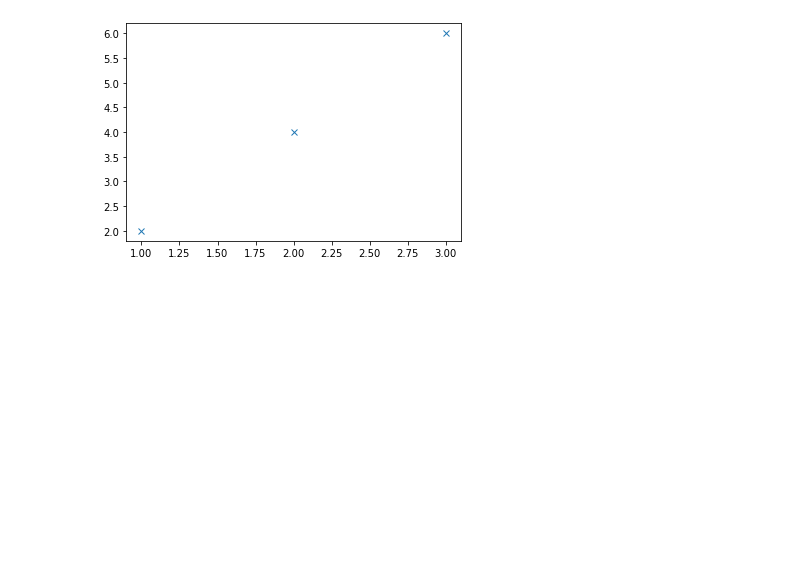
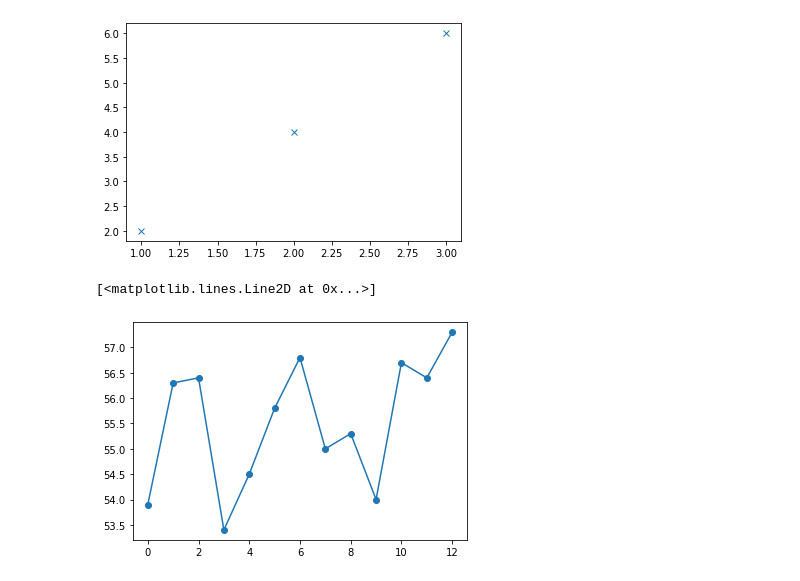
Before and after one commit to mrkkokku/prep, a Jupyter notebook: python/Math/Chap02.ipynb, the cells around one changed output. Saved outputs shown, nothing was run; the diff lists cells and outputs as text; code cells hidden in the pictures; blank space fills up the shorter version.

```diff
--- a/python/Math/Chap02.ipynb
+++ b/python/Math/Chap02.ipynb
@@ -20,3 +20,12 @@ plt.plot(x_numbers, y_numbers, 'x')
 # %% [output]
 [<matplotlib.lines.Line2D at 0x...>]
 [figure]
+# %%
+# Graphing the Average Annual Temperature in New York City
+
+nyc_temp = [53.9, 56.3, 56.4, 53.4, 54.5, 55.8, 56.8, 55.0, 55.3, 54.0, 56.7, 56.4, 57.3]
+
+plt.plot(nyc_temp, marker='o')
+# %% [output]
+[<matplotlib.lines.Line2D at 0x...>]
+[figure, added]
```
Also changed, not shown: parts of 8 cells of this notebook.
